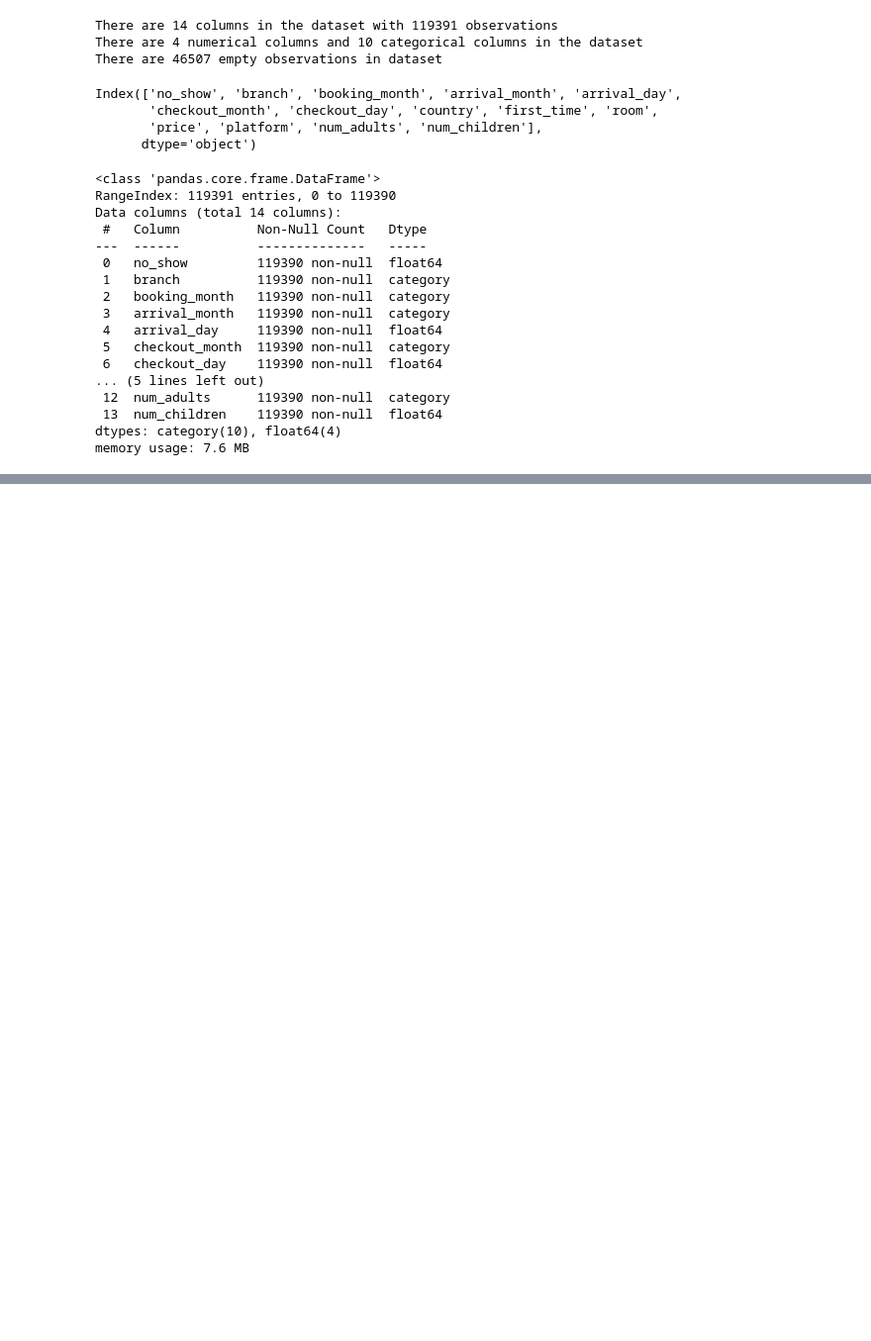
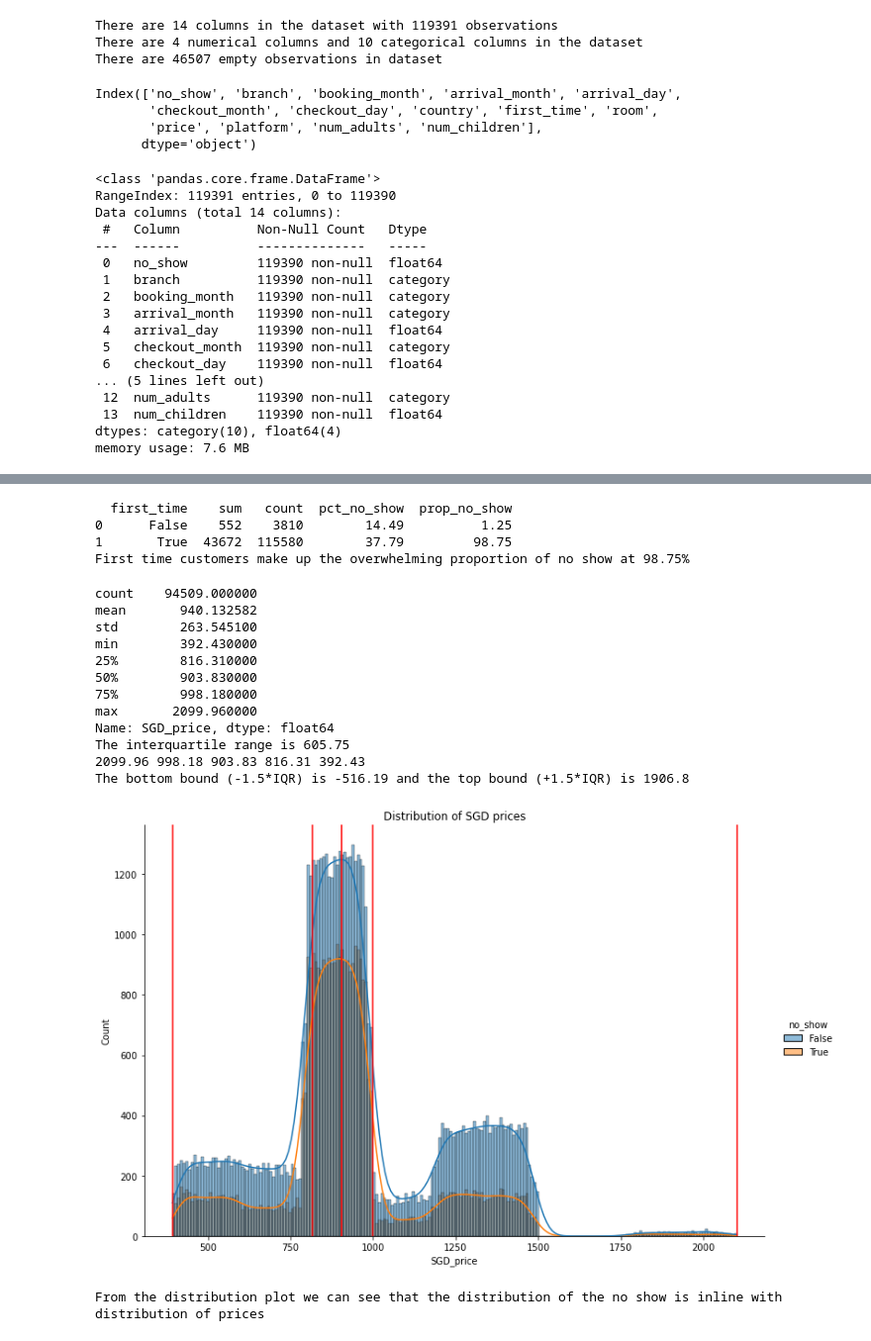
Before and after one commit to marmal88/Hotel-Bookings, a Jupyter notebook: eda.ipynb, the cells around one changed output, grey strips where cells are left out. Shown at 99% size. Cells and saved outputs as stored; diff of their text form; code cells hidden in the pictures; blank space fills up the shorter version.

```diff
--- a/eda.ipynb
+++ b/eda.ipynb
@@ -99,4 +95,5 @@ Observations
 # %%
+# 1. Separate price into currency and value to allow for better comparison
 # Identify the prices which have "None" and replace with np.nan
 table.price.replace(["None", "nan"], np.nan)
 
@@ -117,4 +114,7 @@ def split_price(price):
         return float(price[5:])
 
 table["price"] = table.price.apply(lambda x: split_price(x))
+
+# Convert to a single currency base, SGD, historical average currency exchange of 1.3439 was used
+table["SGD_price"] = np.where(table["currency"] == "USD", round(table["price"]*1.3439,2) , table["price"])
 # %%
@@ -187,0 +168,4 @@ table
+# %%
+# 6. "no_show" should be converted to boolean [1,0]
+# change first_time to either 1 for "Yes" or 0 for "No"
+table["no_show"] = table["no_show"].apply(lambda x: True if x==1 else False)
@@ -187,0 +348,52 @@ table
+# %%
+# 5. Are first time customers more likely to no-show?
+first = df.groupby("first_time")["no_show"].agg(["sum", "count"]).reset_index()
+first["pct_no_show"] = round((first["sum"]/first["count"])*100,2)
+first["prop_no_show"] = round((first["sum"]/first["sum"].sum())*100,2)
+
+print(first)
+print(f"First time customers make up the overwhelming proportion of no show at {first.iloc[1,-1]}%")
+# %% [output]
+  first_time    sum   count  pct_no_show  prop_no_show
+0      False    552    3810        14.49          1.25
+1       True  43672  115580        37.79         98.75
+First time customers make up the overwhelming proportion of no show at 98.75%
+# %%
+# 6. Is low room price a reason for no-show?
+# What is the average, minimum and maximum prices?")
+print(df.SGD_price.describe())
+
+# Due to the high outlier the limit of the boxplot was limited to the top bound of the interquartile range
+q4, q3, qm, q2, q1 = np.nanpercentile(df.SGD_price, [100, 75, 50, 25, 0])
+price_iqr = round(q3-q1,2)
+top_bound = round(q3+1.5*price_iqr,2)
+btm_bound = round(q1-1.5*price_iqr,2)
+print(f"The interquartile range is {price_iqr}")
+print(q4, q3, qm, q2, q1)
+print(f"The bottom bound (-1.5*IQR) is {btm_bound} and the top bound (+1.5*IQR) is {top_bound}")
+
+# Boxplot
+sns.displot(data=df, x="SGD_price", hue="no_show", kde=True, height=7, aspect=12/8).set(title="Distribution of SGD prices")
+plt.axvline(q1, 0, 1200, color="red")
+plt.axvline(q2, 0, 1200, color="red")
+plt.axvline(qm, 0, 1200, color="red")
+plt.axvline(q3, 0, 1200, color="red")
+plt.axvline(q4, 0, 1200, color="red")
+plt.show()
+
+print(f"From the distribution plot we can see that the distribution of the no show is inline with distribution of prices")
+# %% [output]
+count    94509.000000
+mean       940.132582
+std        263.545100
+min        392.430000
+25%        816.310000
+50%        903.830000
+75%        998.180000
+max       2099.960000
+Name: SGD_price, dtype: float64
+The interquartile range is 605.75
+2099.96 998.18 903.83 816.31 392.43
+The bottom bound (-1.5*IQR) is -516.19 and the top bound (+1.5*IQR) is 1906.8
+[figure, added]
+From the distribution plot we can see that the distribution of the no show is inline with distribution of prices
```
Also changed, not shown: parts of 21 cells of this notebook, 1 other file.
